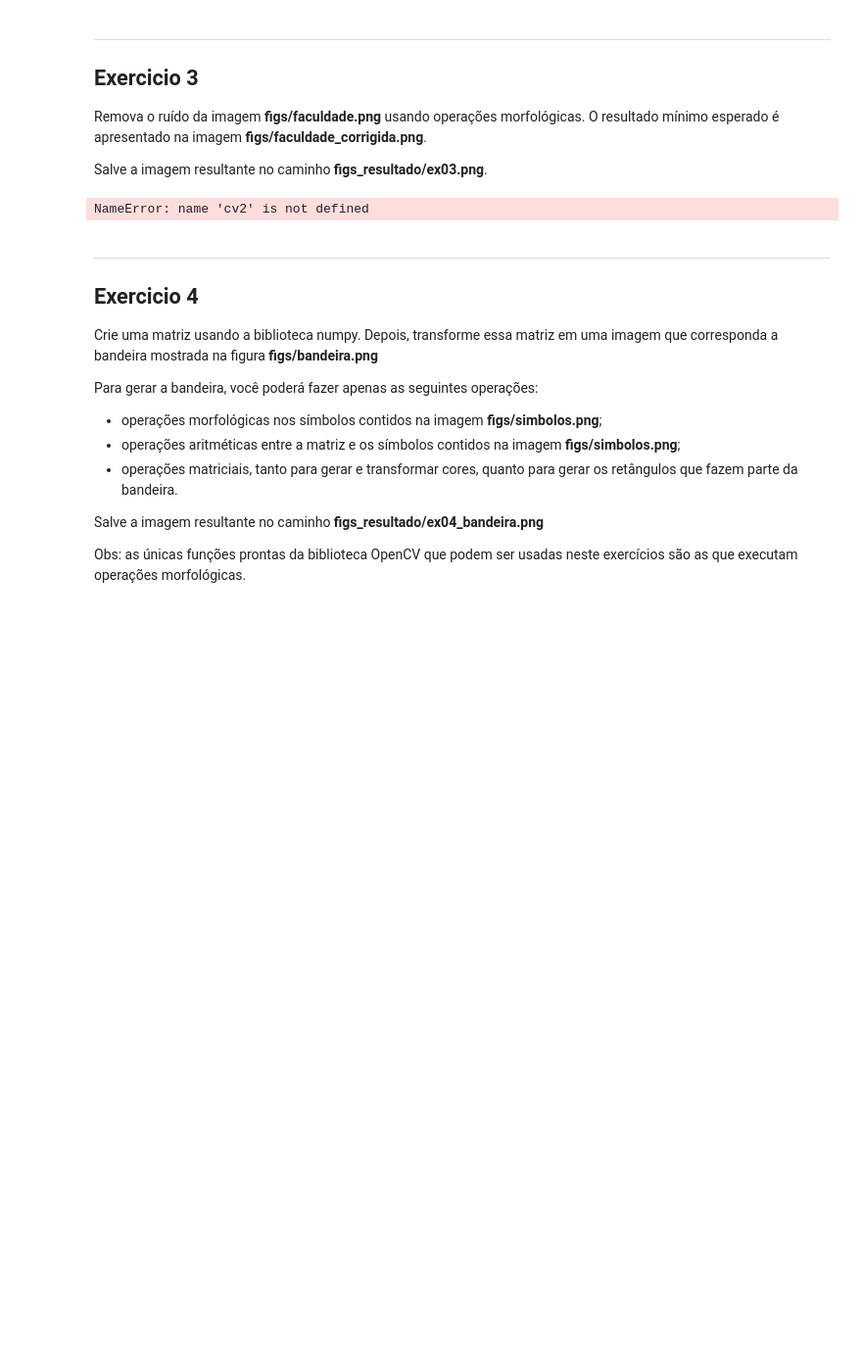
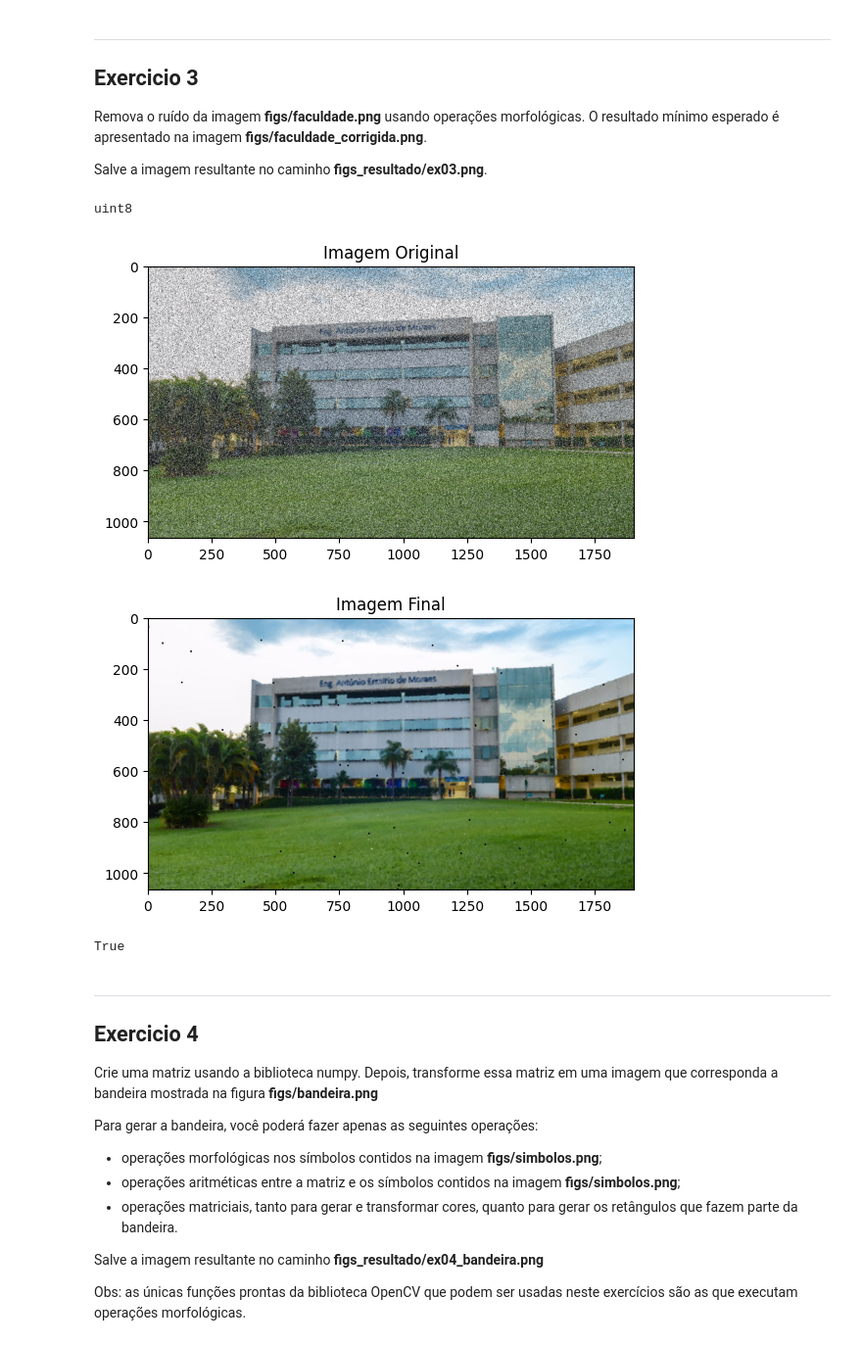
Before and after one commit to GabrielCCrispi/processamento_img, a Jupyter notebook: 2024S2_PDI_AC2/2024S1_PDI_AC2.ipynb, the cells around one changed output. Shown at 98% size. Drawn from its saved outputs; the diff is of its cells as text; code cells hidden in the pictures; blank space fills up the shorter version.

```diff
--- a/2024S2_PDI_AC2/2024S1_PDI_AC2.ipynb
+++ b/2024S2_PDI_AC2/2024S1_PDI_AC2.ipynb
@@ -139,34 +219,41 @@ Salve a imagem resultante no caminho **figs_resultado/ex03.png**.
 img0 = cv2.imread("figs/faculdade.png", cv2.IMREAD_UNCHANGED)
 imgOriginal = cv2.cvtColor(img0, cv2.COLOR_BGRA2RGB)
 
 elemEstrut1 = cv2.getStructuringElement(cv2.MORPH_RECT, (2, 2))
 elemEstrut2 = cv2.getStructuringElement(cv2.MORPH_RECT, (6, 6))
 
 #Erosao
 imgErode = cv2.erode(imgOriginal, elemEstrut1)
 
 #Dilatacao
 imgDilate = cv2.dilate(imgOriginal, elemEstrut1)
 
 #Abertura
 imgAbertura = cv2.dilate(imgErode, elemEstrut2)
 
 #Combinacao
 imgFechamento = cv2.erode(imgAbertura, elemEstrut2)
 
 
+if imgFechamento.dtype != 'uint8':
+    imgFechamento = cv2.convertScaleAbs(imgFechamento)
+
+
 plt.imshow(imgOriginal)
 plt.title('Imagem Original')
 plt.show()
 
 plt.imshow(imgFechamento)
 plt.title('Imagem Final')
 plt.show()
 
 imgFinal = cv2.cvtColor(imgFechamento, cv2.COLOR_RGB2BGRA)
 cv2.imwrite('figs_resultado/ex03.png', imgFinal)
 # %% [output]
-NameError: name 'cv2' is not defined
+uint8
+[figure, added]
+[figure, added]
+True
 # %% [markdown]
 ----
 ## Exercicio 4
```
Also changed, not shown: parts of 8 cells of this notebook, 7 other files.
